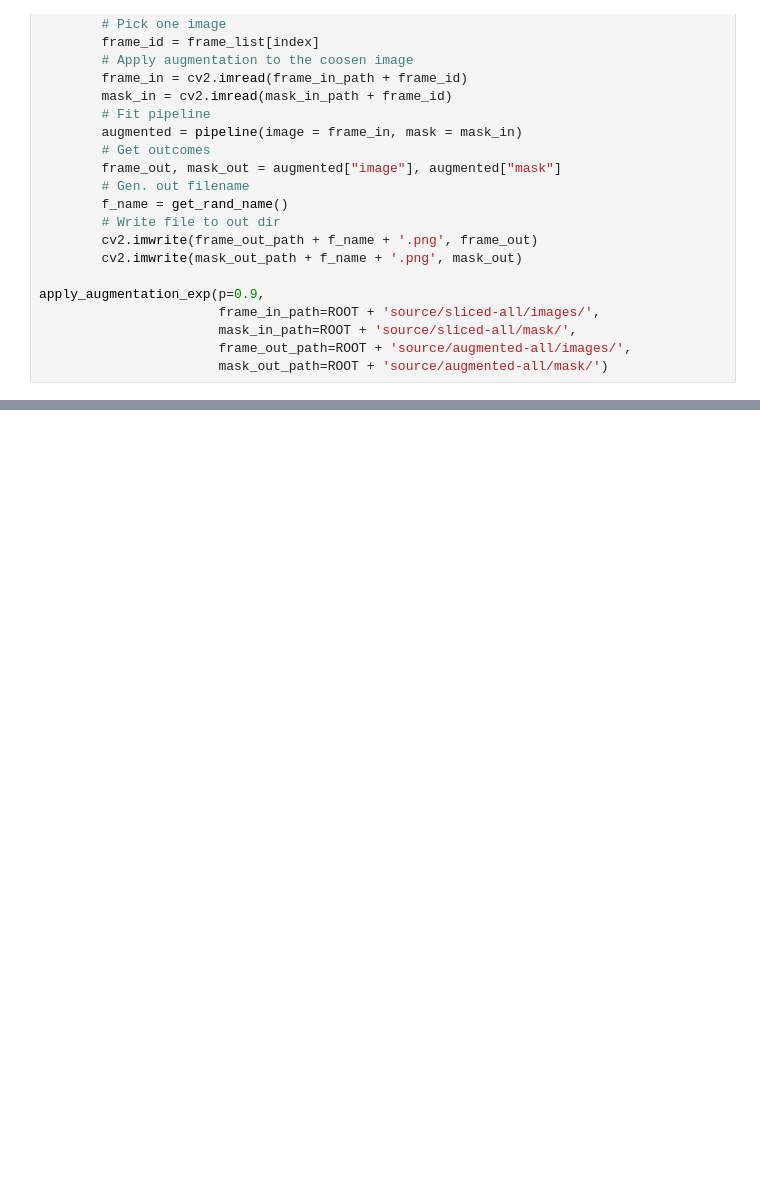
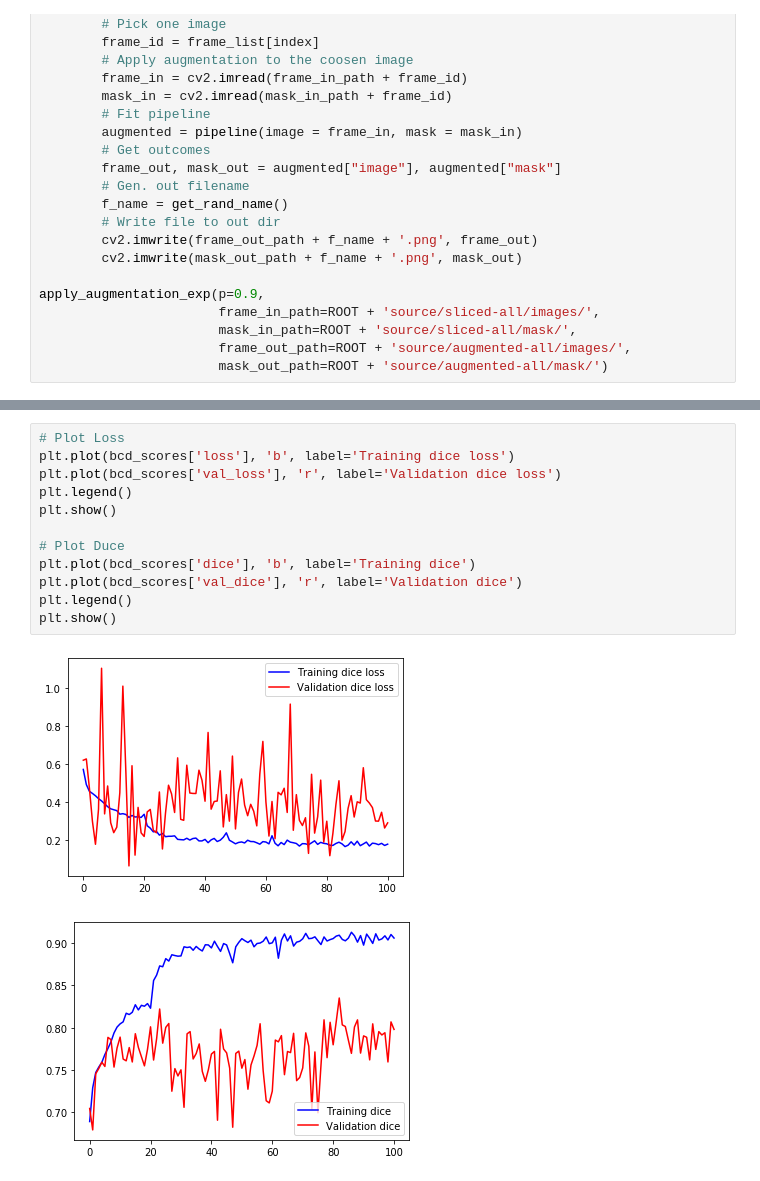
Before and after one commit to naivomah3/lab-cv, a Jupyter notebook: notebooks/image-preprocessing.ipynb, the cells around one changed output, grey strips where cells are left out. Drawn from its saved outputs; the diff is of its cells as text; blank space fills up the shorter version.

```diff
--- a/notebooks/image-preprocessing.ipynb
+++ b/notebooks/image-preprocessing.ipynb
@@ -190,0 +212,15 @@ apply_augmentation_exp(p=0.9,
+# %%
+# Plot Loss
+plt.plot(bcd_scores['loss'], 'b', label='Training dice loss')
+plt.plot(bcd_scores['val_loss'], 'r', label='Validation dice loss')
+plt.legend()
+plt.show()
+
+# Plot Duce
+plt.plot(bcd_scores['dice'], 'b', label='Training dice')
+plt.plot(bcd_scores['val_dice'], 'r', label='Validation dice')
+plt.legend()
+plt.show()
+# %% [output]
+[figure, added]
+[figure, added]
```
Also changed, not shown: parts of 6 cells of this notebook, 5 other files.
